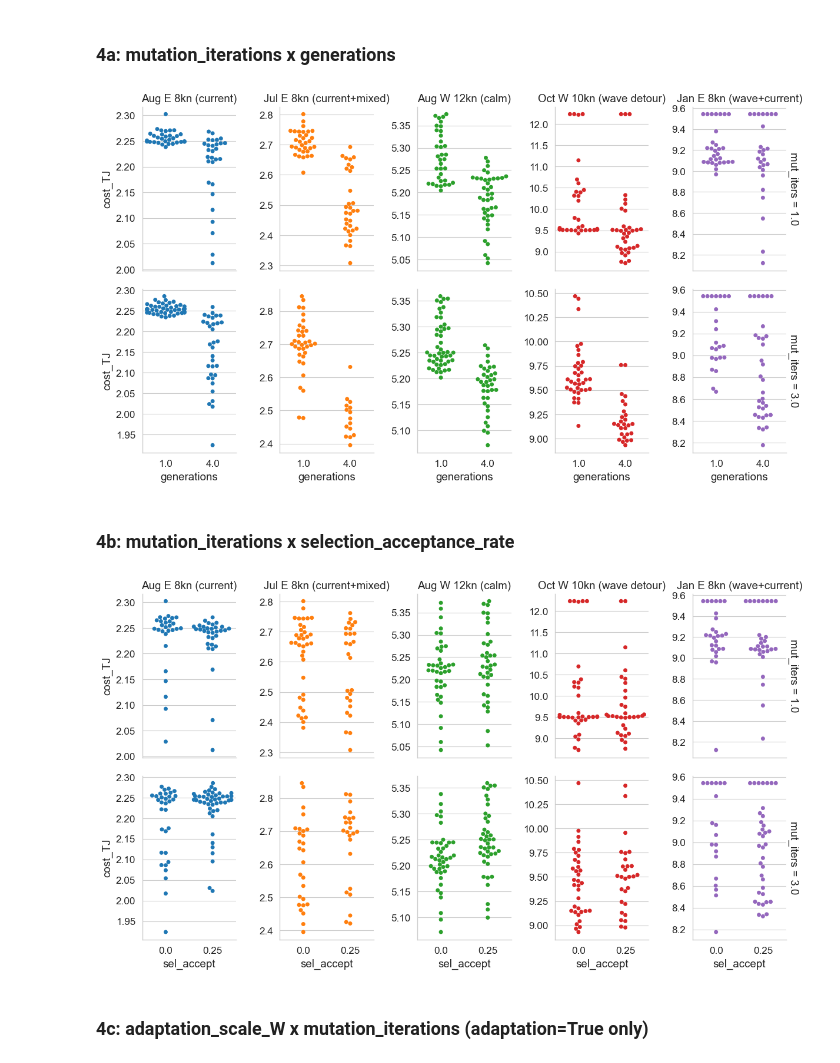
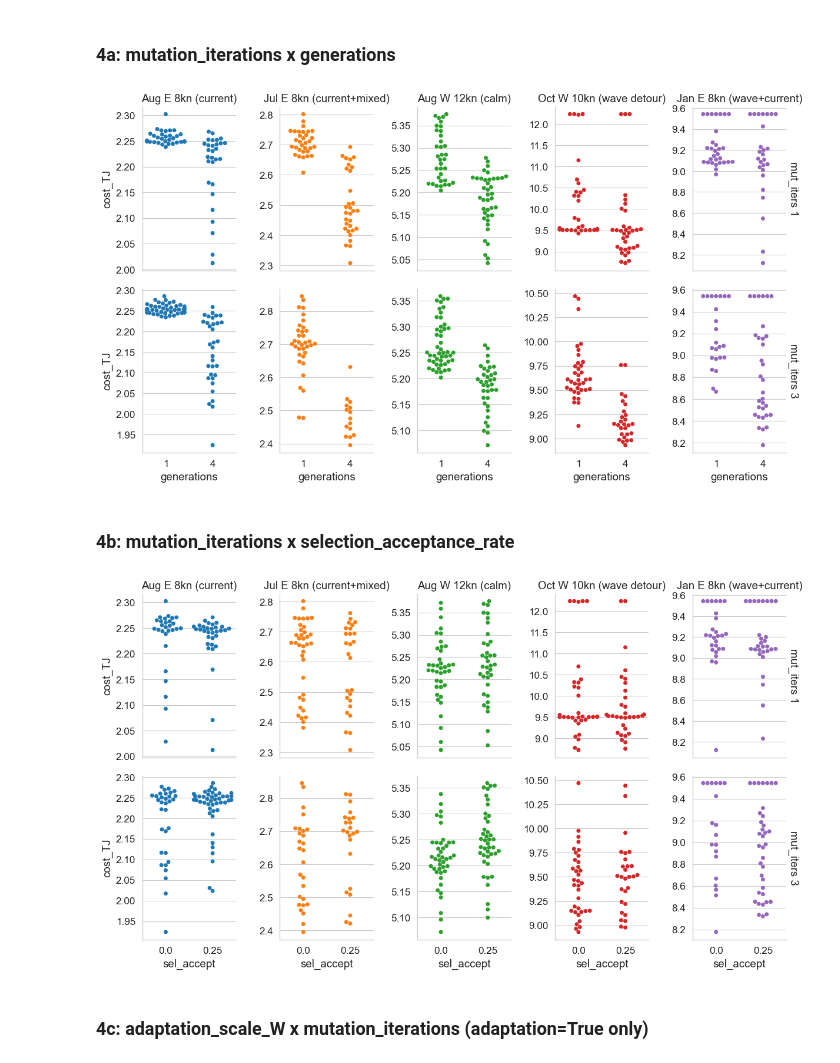
Before and after one commit to willirath/ship_routing, a Jupyter notebook: experiments/tuning_003/notebooks/031_hyper_param_analysis.ipynb, the cells around one changed output. Drawn from its saved outputs; the diff is of its cells as text; code cells hidden in the pictures.

Commit message:
Update hyperparam labels

```diff
--- a/experiments/tuning_003/notebooks/031_hyper_param_analysis.ipynb
+++ b/experiments/tuning_003/notebooks/031_hyper_param_analysis.ipynb
@@ -345,30 +347,30 @@ Show parameter effects conditioned on related parameters.
 # %% [markdown]
 ### 4a: mutation_iterations x generations
 # %%
-gen_only["mut_iters"] = ordered_cat(gen_only.hyper_mutation_iterations)
-gen_only["generations"] = ordered_cat(gen_only.hyper_generations)
+gen_only["mut_iters"] = ordered_cat(gen_only.hyper_mutation_iterations.astype(int))
+gen_only["generations"] = ordered_cat(gen_only.hyper_generations.astype(int))
 
 g = sns.catplot(
     data=gen_only,
     x="generations",
     y="cost_TJ",
     hue="case",
     col="case",
     row="mut_iters",
     kind="swarm",
     height=3.5,
     aspect=0.7,
     sharey=False,
     legend=False,
     palette=CASE_PALETTE,
     margin_titles=True,
 )
-g.set_titles(col_template="{col_name}", row_template="mut_iters = {row_name}")
+g.set_titles(col_template="{col_name}", row_template="mut_iters {row_name}")
 g.tight_layout()
 g.savefig(f"{FIG_DIR}/031_cond_mut_iters_x_gen.png", dpi=150)
 g.savefig(f"{FIG_DIR}/031_cond_mut_iters_x_gen.pdf", dpi=150)
 # %% [output]
-[figure, old version]
+[figure, new version]
 # %% [markdown]
 ### 4b: mutation_iterations x selection_acceptance_rate
 # %%
@@ -389,12 +391,12 @@ g = sns.catplot(
     palette=CASE_PALETTE,
     margin_titles=True,
 )
-g.set_titles(col_template="{col_name}", row_template="mut_iters = {row_name}")
+g.set_titles(col_template="{col_name}", row_template="mut_iters {row_name}")
 g.tight_layout()
 g.savefig(f"{FIG_DIR}/031_cond_mut_iters_x_accept.png", dpi=150)
 g.savefig(f"{FIG_DIR}/031_cond_mut_iters_x_accept.pdf", dpi=150)
 # %% [output]
-[figure, old version]
+[figure, new version]
 # %% [markdown]
 ### 4c: adaptation_scale_W x mutation_iterations (adaptation=True only)
 # %%
```
Also changed, not shown: parts of 6 cells of this notebook, 34 other files.
